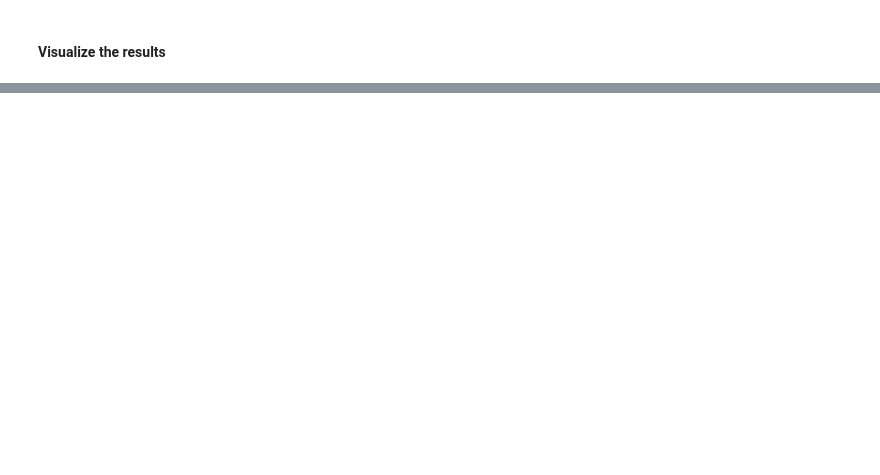
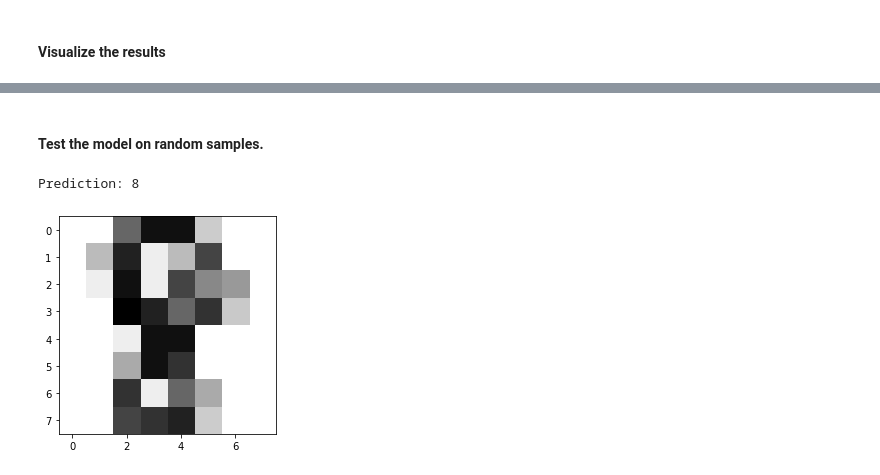
Before and after one commit to rohannakra/Simple-Neural-Network-Experiments, a Jupyter notebook: simple_neural_net_exp_2.ipynb, the cells around one changed output, grey strips where cells are left out. Saved outputs shown, nothing was run; the diff lists cells and outputs as text; code cells hidden in the pictures; blank space fills up the shorter version.

Commit message:
Adding tests.

```diff
--- a/simple_neural_net_exp_2.ipynb
+++ b/simple_neural_net_exp_2.ipynb
@@ -105,0 +106,11 @@ plt.legend()
+# %% [markdown]
+#### Test the model on random samples.
+# %%
+sample = np.array(choice(X_test)).reshape(1, -1)
+prediction = np.argmax(model.predict(sample))
+
+plt.imshow(sample.reshape(8, 8), cmap='binary')
+print(f'Prediction: {prediction}')
+# %% [output]
+Prediction: 8
+[figure, added]
```
Also changed, not shown: parts of 2 cells of this notebook.
